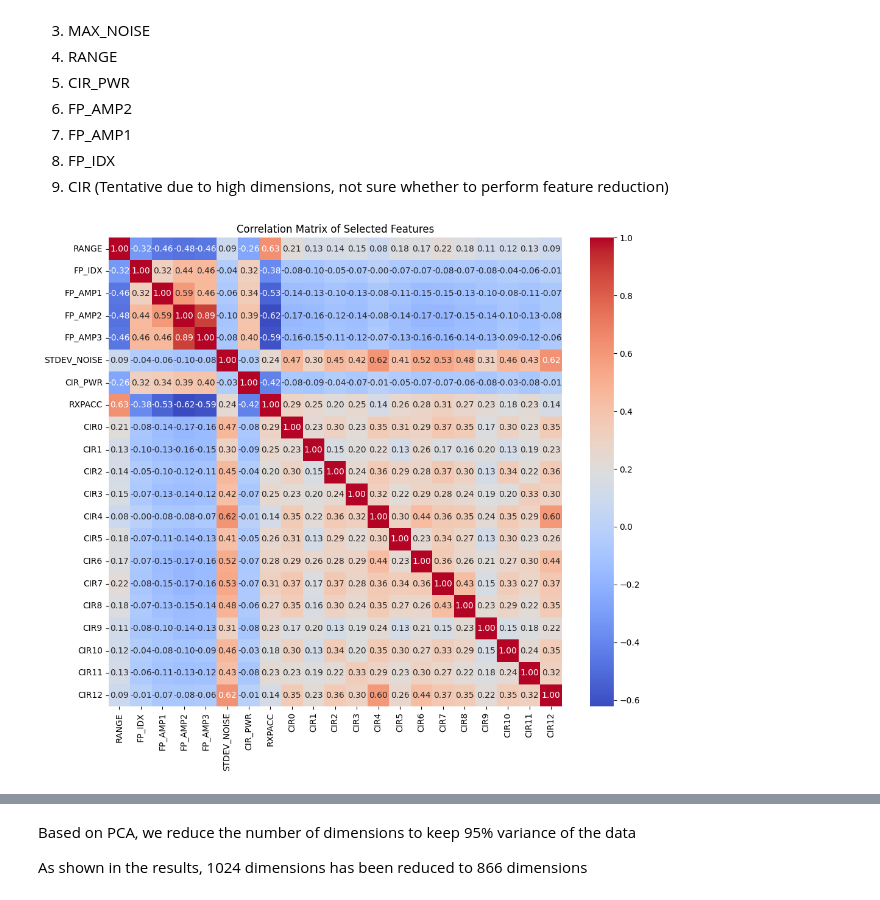
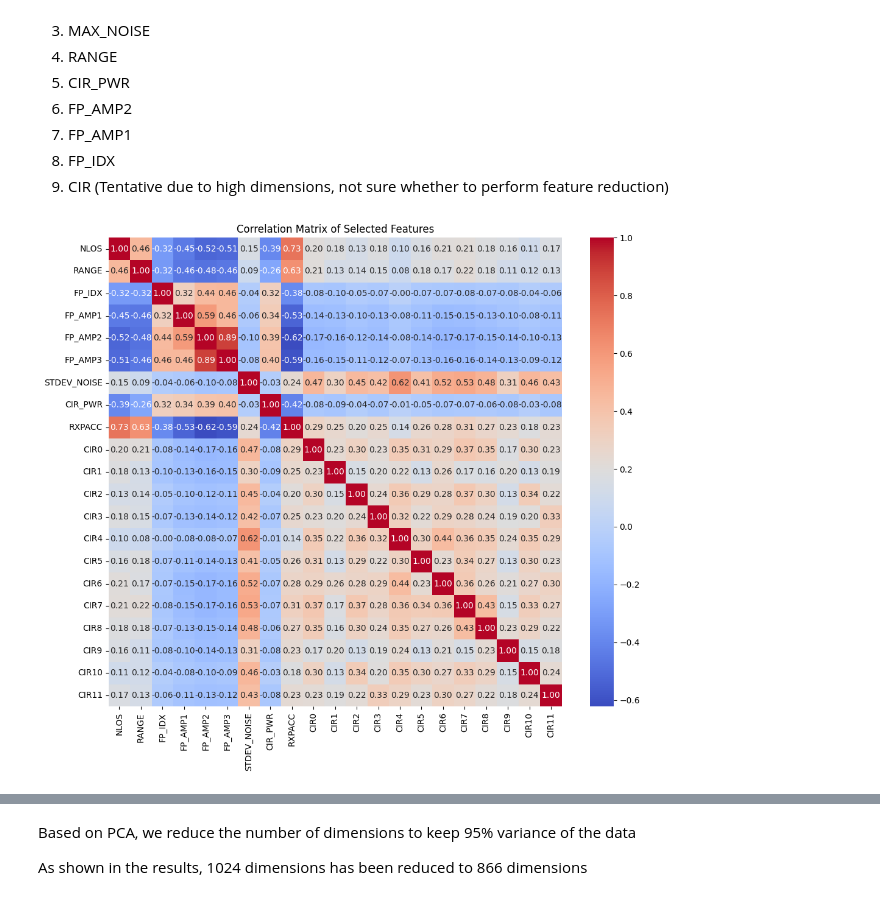
Before and after one commit to ptrpfa/UWB-LOS-NLOS-Classification, a Jupyter notebook: data_preprocessing.ipynb, the cells around one changed output, grey strips where cells are left out. Drawn from its saved outputs; the diff is of its cells as text; code cells hidden in the pictures.

```diff
--- a/data_preprocessing.ipynb
+++ b/data_preprocessing.ipynb
@@ -104,15 +104,18 @@ Based on correlation matrix and feature importance table, the following main fea
 8. FP_IDX
 9. CIR (Tentative due to high dimensions, not sure whether to perform feature reduction)
 # %%
-new_df = combined_df.drop(['NLOS','MAX_NOISE','CH','FRAME_LEN','PREAM_LEN','BITRATE','PRFR'], axis=1)
+import seaborn as sns
+import matplotlib.pyplot as plt
+
+new_df = combined_df.drop(['MAX_NOISE','CH','FRAME_LEN','PREAM_LEN','BITRATE','PRFR'], axis=1)
 
 selected_features = new_df.columns[:21]
 correlation_matrix = new_df[selected_features].corr()
 
 # Plotting the correlation heatmap
 plt.figure(figsize=(12, 10))
 sns.heatmap(correlation_matrix, annot=True, fmt='.2f', cmap='coolwarm')
 plt.title('Correlation Matrix of Selected Features')
 plt.show()
 # %% [output]
-[figure, old version]
+[figure, new version]
```
Also changed, not shown: parts of 7 cells of this notebook.
